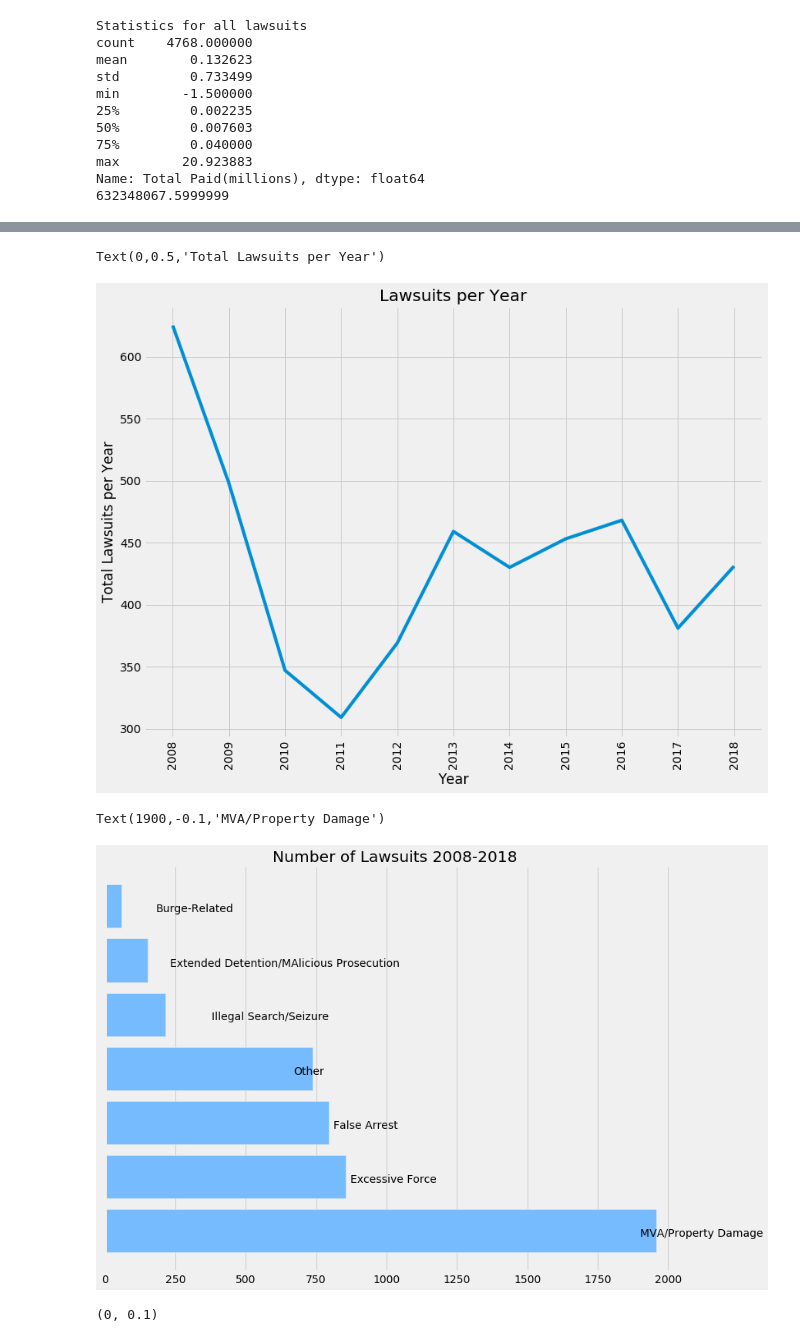
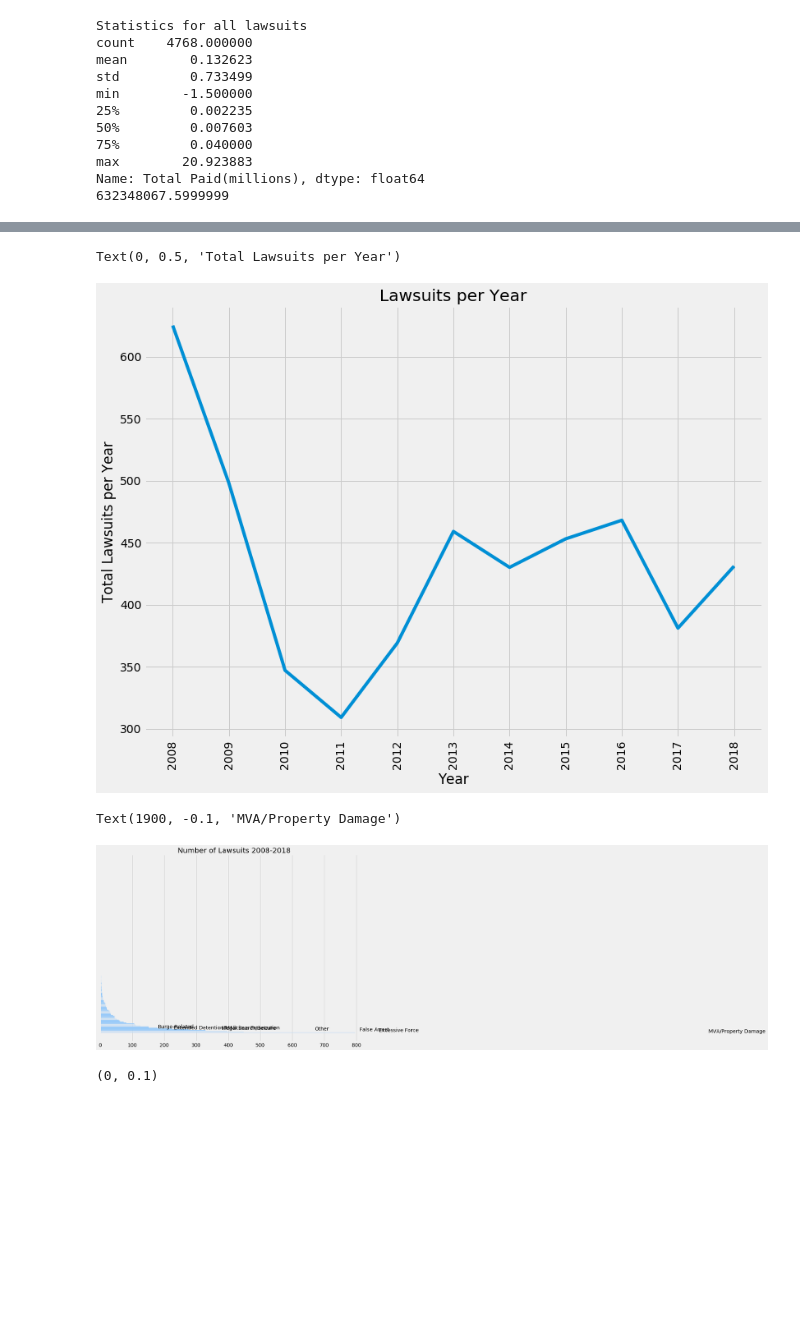
Before and after one commit to philipwosull/cpd_lawsuit_data, a Jupyter notebook: Law_Website_Data/Basic_website_data_viz.ipynb, the cells around one changed output, grey strips where cells are left out. Saved outputs shown, nothing was run; the diff lists cells and outputs as text; code cells hidden in the pictures; blank space fills up the shorter version.

```diff
--- a/Law_Website_Data/Basic_website_data_viz.ipynb
+++ b/Law_Website_Data/Basic_website_data_viz.ipynb
@@ -149 +16,4 @@ df_total.to_excel("All_Settlements_08_to_18.xlsx")
+# %%
+ALL_SUITS_CSV_NAME = "all_lawsuits_2008_to_2018.csv"
+ALL_POLICE_SUITS_CSV = "police_lawsuits_2008_to_2018.csv"
 # %% [markdown]
@@ -151,2 +21,5 @@ df_total.to_excel("All_Settlements_08_to_18.xlsx")
 
 This restrict it to only police lawsuits
+# %%
+police_total = pd.read_csv(ALL_POLICE_SUITS_CSV)
+police_total.head(7)
@@ -153,11 +35,7 @@ This restrict it to only police lawsuits
 # %%
-police_total = df_total[df_total['City Department Involved'] == 'POLICE']
-police_total['Main Cause'] = police_total['Primary Cause'].map(CAUSE_MAP).copy(deep=True)
-police_total['Main Cause'].fillna('Other', inplace=True)
-
 #Dataframe of only Moter Vehicle Accident suits
-police_total_MVA= police_total[police_total['Main Cause'] == 'MVA/Property Damage']
+police_total_MVA= police_total[police_total['Primary Cause'] == 'MVA/Property Damage']
 #Dataframe of only non-Moter Vehicle Accident suits
-police_total_nonMVA= police_total[police_total['Main Cause'] != 'MVA/Property Damage']
+police_total_nonMVA= police_total[police_total['Primary Cause'] != 'MVA/Property Damage']
 police_total['Primary Cause'].nunique()
 # %% [output]
@@ -230,24 +95,24 @@ plots.title('Lawsuits per Year')
 plots.xlabel('Year')
 plots.ylabel('Total Lawsuits per Year')
 # %% [output]
-Text(0,0.5,'Total Lawsuits per Year')
+Text(0, 0.5, 'Total Lawsuits per Year')
 [figure]
 # %%
 plots.title('Number of Lawsuits 2008-2018')
-plots.barh(police_total['Main Cause'].value_counts().index,police_total['Main Cause'].value_counts(),color="xkcd:sky blue")
+plots.barh(police_total['Primary Cause'].value_counts().index,police_total['Primary Cause'].value_counts(),color="xkcd:sky blue")
 ay1 = plots.axes()
 y_axis = ay1.axes.get_yaxis()
 y_axis.set_visible(False)
 plots.text(180,5.9, 'Burge-Related')
 plots.text(230,4.9, 'Extended Detention/MAlicious Prosecution')
 plots.text(380,3.9,'Illegal Search/Seizure')
 plots.text(670,2.9,'Other')
 plots.text(810,1.9,'False Arrest')
 plots.text(870,0.9,'Excessive Force')
 plots.text(1900,-0.1,'MVA/Property Damage')
 # %% [output]
-Text(1900,-0.1,'MVA/Property Damage')
+Text(1900, -0.1, 'MVA/Property Damage')
-[figure, old version]
+[figure, new version]
 # %%
 police_total.boxplot(column=['Total Paid(millions)'])
 plots.ylim(0, .1)
```
Also changed, not shown: parts of 19 cells of this notebook.
